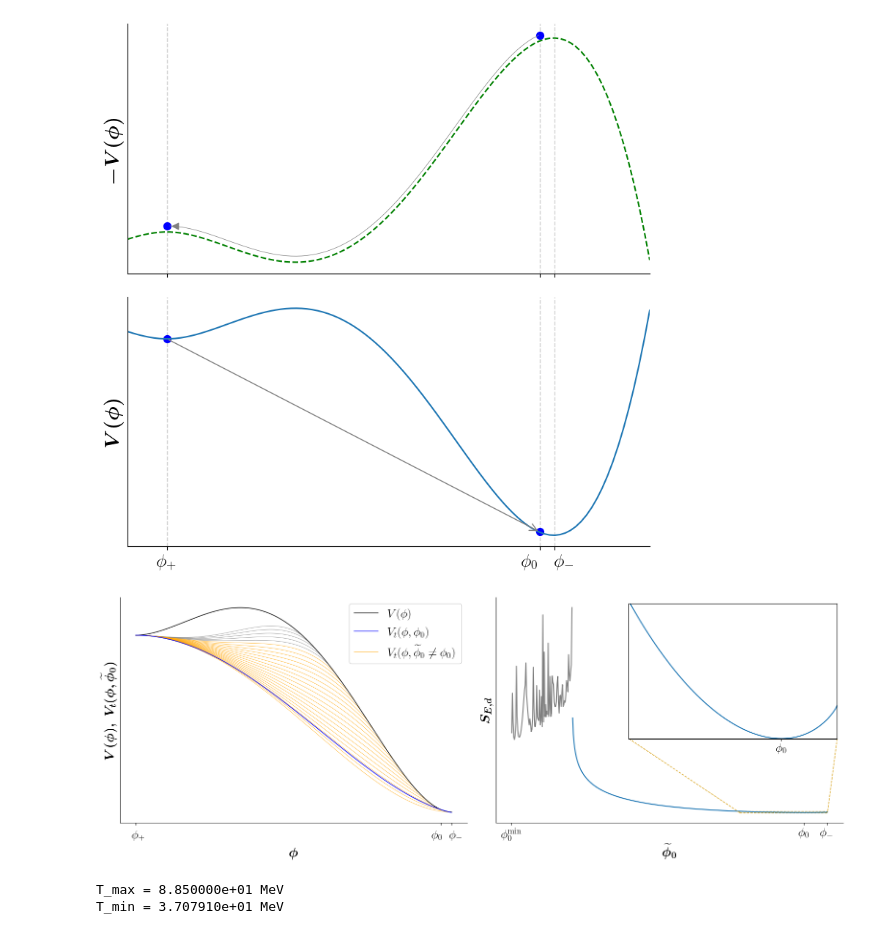
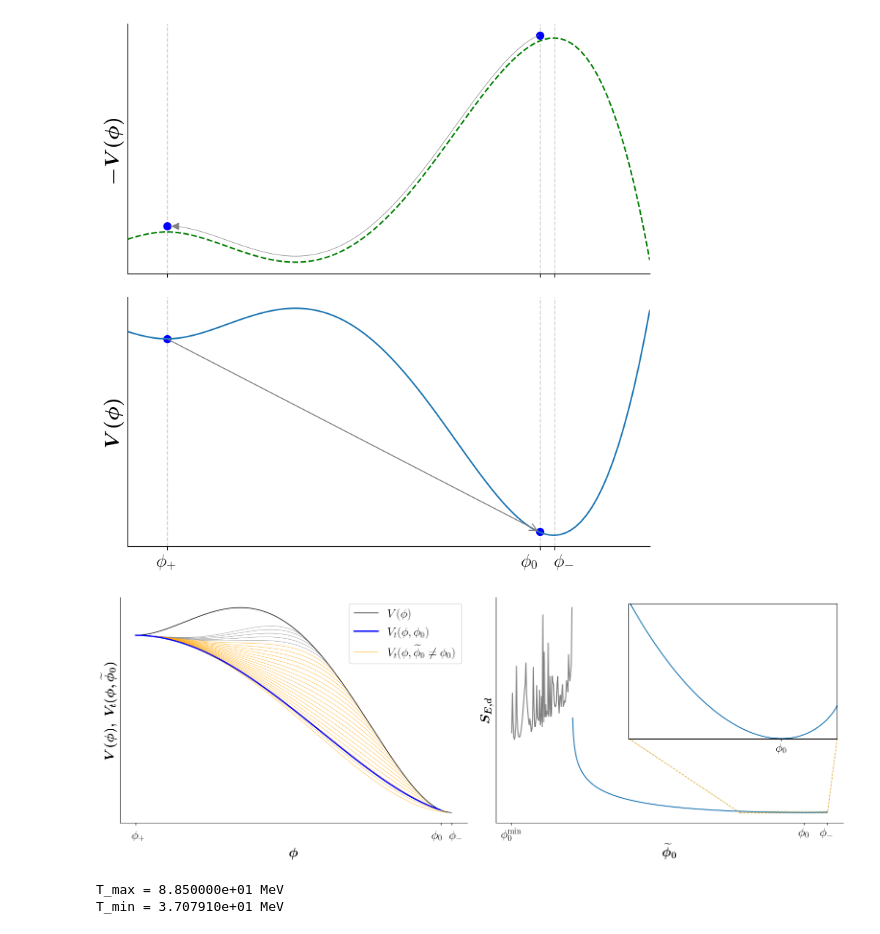
Before and after one commit to casheh-UNL/ELENA, a Jupyter notebook: examples/figures.ipynb, the cells around one changed output. Saved outputs shown, nothing was run; the diff lists cells and outputs as text; code cells hidden in the pictures.

```diff
--- a/examples/figures.ipynb
+++ b/examples/figures.ipynb
@@ -277,7 +277,8 @@ for idx in range(len(sorted_phi0[mask_left])):
 
 V_line = ax1.plot(inst.phi, inst.V, linewidth=1, color='black', label='$V(\phi)$')[0]
 idx = np.where(inst.phi0_old == inst.phi0_min)[0][0]
-Vt_line = ax1.plot(inst.phi, inst.vt4[idx], linewidth=1, color='blue', label='$V_t(\phi, \phi_0)$')[0]
+mask_v0 = inst.phi <= inst.phi0_min
+Vt_line = ax1.plot(inst.phi[mask_v0], inst.vt4[idx][mask_v0], linewidth=2, color='blue', label='$V_t(\phi, \phi_0)$')[0]
 
 # Remove all labels and ticks
 ax1.tick_params(axis='both', which='both', labelleft=False, labelbottom=False, left=False, bottom=False)
@@ -341,34 +342,34 @@ ax_inset.set_xlim(lower_limit, upper_limit)
 ax_inset.set_ylim(sorted_sums[mask_right].min(), sorted_sums[mask_right].max())
 
 # Remove all labels and ticks on the inset plot, but keep the frame
 ax_inset.tick_params(axis='both', which='both', labelleft=False, labelbottom=False, left=False, bottom=False)
 
 # Connect the inset with the main plot using indicate_inset_zoom
 mark_inset(ax2, ax_inset, loc1=3, loc2=4, fc="none", ec="goldenrod", lw=1, ls='--')
 
 # Add specific ticks to the x-axis of the outer plot
 ax2.set_xticks([sorted_phi0[0], inst.phi0_min, inst.vevT])
 ax2.set_xticklabels(['$\\phi_0^\mathrm{min}$', '$\\phi_0$', '$\\phi_-$'])
 ax2.tick_params(axis='x', which='both', bottom=True, labelbottom=True)
 
 # Add a specific tick to the x-axis of the inner plot
 ax_inset.set_xticks([inst.phi0_min])
 ax_inset.set_xticklabels(['$\\phi_0$'])
 ax_inset.tick_params(axis='x', which='both', bottom=True, labelbottom=True)
 
 # Add y-axis label to the external plot only
 ax2.set_ylabel(r'$\boldsymbol{S_{E,d}}$')
 ax2.set_xlabel(r'$\boldsymbol{\widetilde{\phi}_0}$')
 
 # Adjust layout for better spacing
 plt.tight_layout()
 
 plt.savefig(figure_dir + "tunnelling.pdf", dpi=300, bbox_inches='tight')
 
 # Show the combined figure
 plt.show()
 # %% [output]
-[figure, old version]
+[figure, new version]
 # %%
 # This constructs the finite-temperature potential as an instance of the class model.
 vev_fast = 500
```
Also changed, not shown: parts of 2 cells of this notebook, 48 other files.
